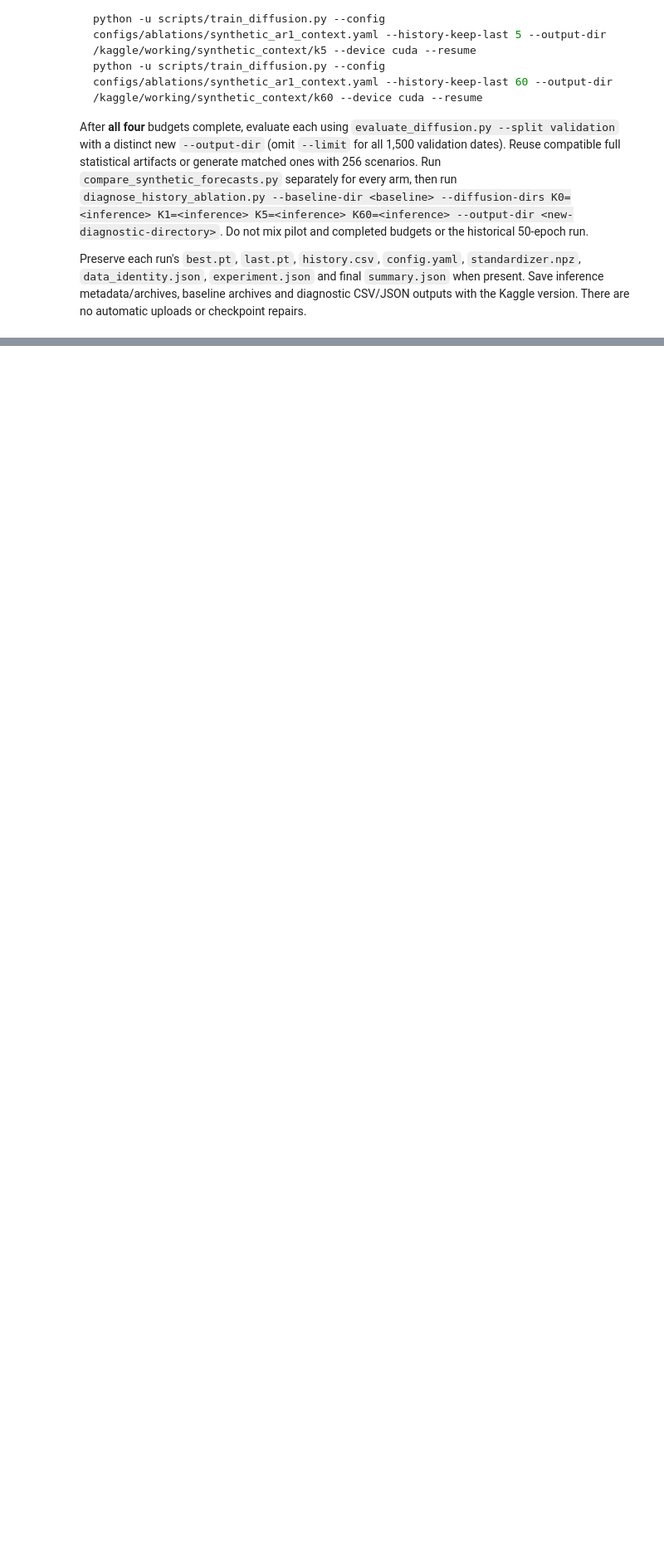
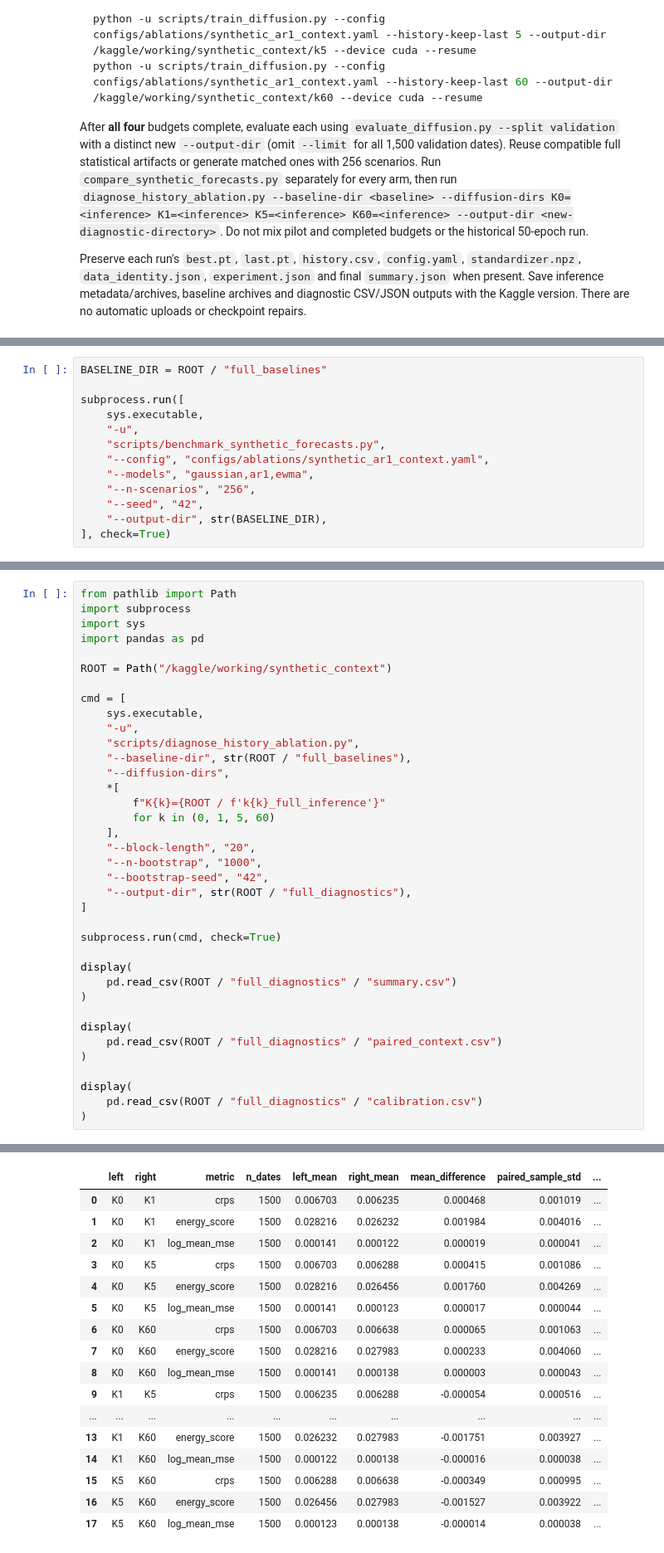
Before and after one commit to Amir-Entezari/diffusion-portfolio, a Jupyter notebook: notebooks/synthetic/synthetic_history_ablation.ipynb, the cells around one changed output, grey strips where cells are left out. Shown at 83% size. Saved outputs shown, nothing was run; the diff lists cells and outputs as text; blank space fills up the shorter version.

Commit message:
Add synthetic history ablation notebook

```diff
--- a/notebooks/synthetic/synthetic_history_ablation.ipynb
+++ b/notebooks/synthetic/synthetic_history_ablation.ipynb
@@ -249,0 +509,13 @@ the Kaggle version. There are no automatic uploads or checkpoint repairs.
+# %%
+BASELINE_DIR = ROOT / "full_baselines"
+
+subprocess.run([
+    sys.executable,
+    "-u",
+    "scripts/benchmark_synthetic_forecasts.py",
+    "--config", "configs/ablations/synthetic_ar1_context.yaml",
+    "--models", "gaussian,ar1,ewma",
+    "--n-scenarios", "256",
+    "--seed", "42",
+    "--output-dir", str(BASELINE_DIR),
+], check=True)
@@ -249,0 +527,38 @@ the Kaggle version. There are no automatic uploads or checkpoint repairs.
+# %%
+from pathlib import Path
+import subprocess
+import sys
+import pandas as pd
+
+ROOT = Path("/kaggle/working/synthetic_context")
+
+cmd = [
+    sys.executable,
+    "-u",
+    "scripts/diagnose_history_ablation.py",
+    "--baseline-dir", str(ROOT / "full_baselines"),
+    "--diffusion-dirs",
+    *[
+        f"K{k}={ROOT / f'k{k}_full_inference'}"
+        for k in (0, 1, 5, 60)
+    ],
+    "--block-length", "20",
+    "--n-bootstrap", "1000",
+    "--bootstrap-seed", "42",
+    "--output-dir", str(ROOT / "full_diagnostics"),
+]
+
+subprocess.run(cmd, check=True)
+
+display(
+    pd.read_csv(ROOT / "full_diagnostics" / "summary.csv")
+)
+
+display(
+    pd.read_csv(ROOT / "full_diagnostics" / "paired_context.csv")
+)
+
+display(
+    pd.read_csv(ROOT / "full_diagnostics" / "calibration.csv")
+)
+# %% [output]
@@ -249,0 +581,17 @@ the Kaggle version. There are no automatic uploads or checkpoint repairs.
+|  | left | right | metric | n_dates | left_mean | right_mean | mean_difference | paired_sample_std | ... |
+| 0 | K0 | K1 | crps | 1500 | 0.006703 | 0.006235 | 0.000468 | 0.001019 | ... |
+| 1 | K0 | K1 | energy_score | 1500 | 0.028216 | 0.026232 | 0.001984 | 0.004016 | ... |
+| 2 | K0 | K1 | log_mean_mse | 1500 | 0.000141 | 0.000122 | 0.000019 | 0.000041 | ... |
+| 3 | K0 | K5 | crps | 1500 | 0.006703 | 0.006288 | 0.000415 | 0.001086 | ... |
+| 4 | K0 | K5 | energy_score | 1500 | 0.028216 | 0.026456 | 0.001760 | 0.004269 | ... |
+| 5 | K0 | K5 | log_mean_mse | 1500 | 0.000141 | 0.000123 | 0.000017 | 0.000044 | ... |
+| 6 | K0 | K60 | crps | 1500 | 0.006703 | 0.006638 | 0.000065 | 0.001063 | ... |
+| 7 | K0 | K60 | energy_score | 1500 | 0.028216 | 0.027983 | 0.000233 | 0.004060 | ... |
+| 8 | K0 | K60 | log_mean_mse | 1500 | 0.000141 | 0.000138 | 0.000003 | 0.000043 | ... |
+| 9 | K1 | K5 | crps | 1500 | 0.006235 | 0.006288 | -0.000054 | 0.000516 | ... |
+| ... | ... | ... | ... | ... | ... | ... | ... | ... | ... |
+| 13 | K1 | K60 | energy_score | 1500 | 0.026232 | 0.027983 | -0.001751 | 0.003927 | ... |
+| 14 | K1 | K60 | log_mean_mse | 1500 | 0.000122 | 0.000138 | -0.000016 | 0.000038 | ... |
+| 15 | K5 | K60 | crps | 1500 | 0.006288 | 0.006638 | -0.000349 | 0.000995 | ... |
+| 16 | K5 | K60 | energy_score | 1500 | 0.026456 | 0.027983 | -0.001527 | 0.003922 | ... |
+| 17 | K5 | K60 | log_mean_mse | 1500 | 0.000123 | 0.000138 | -0.000014 | 0.000038 | ... |
```
Also changed, not shown: parts of 23 cells of this notebook.
